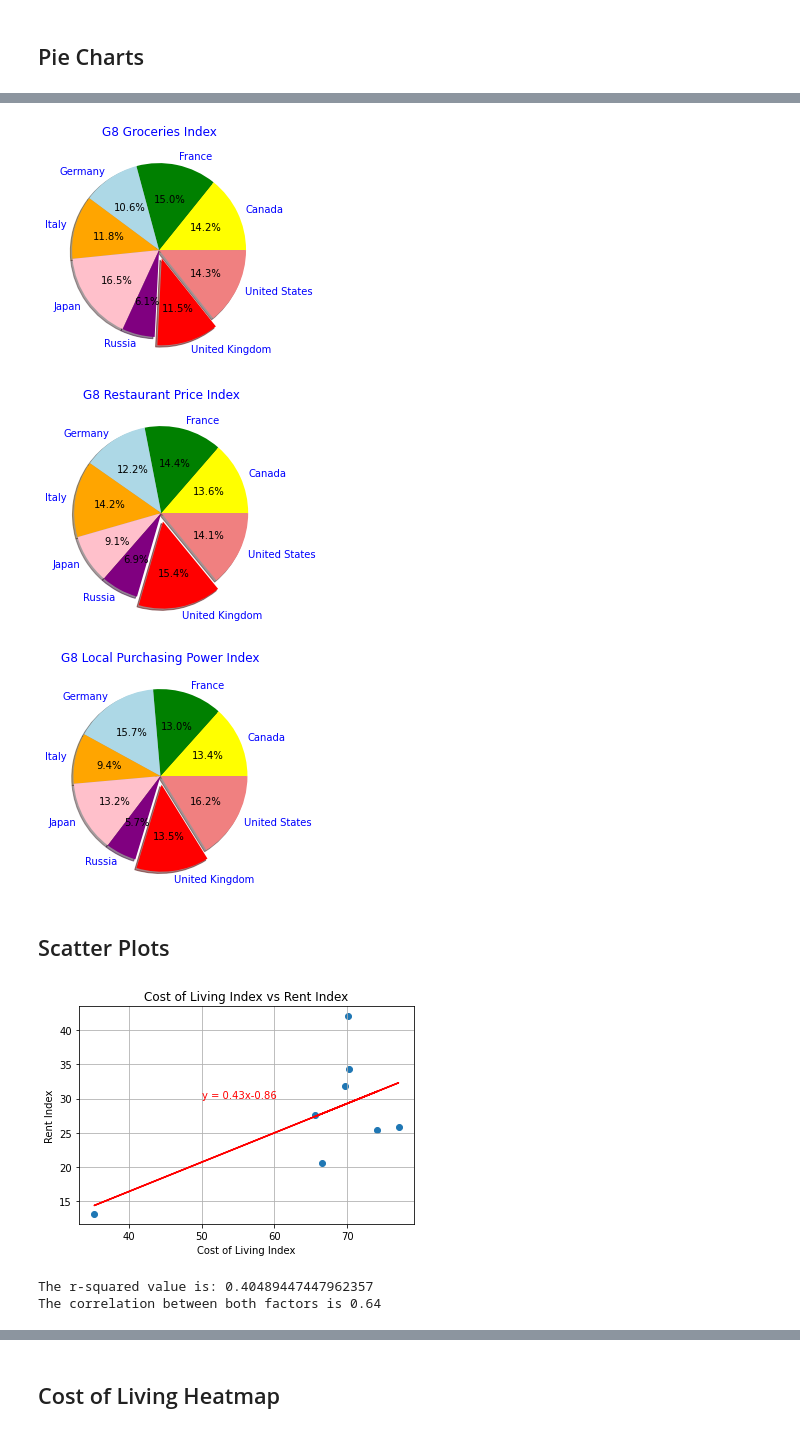
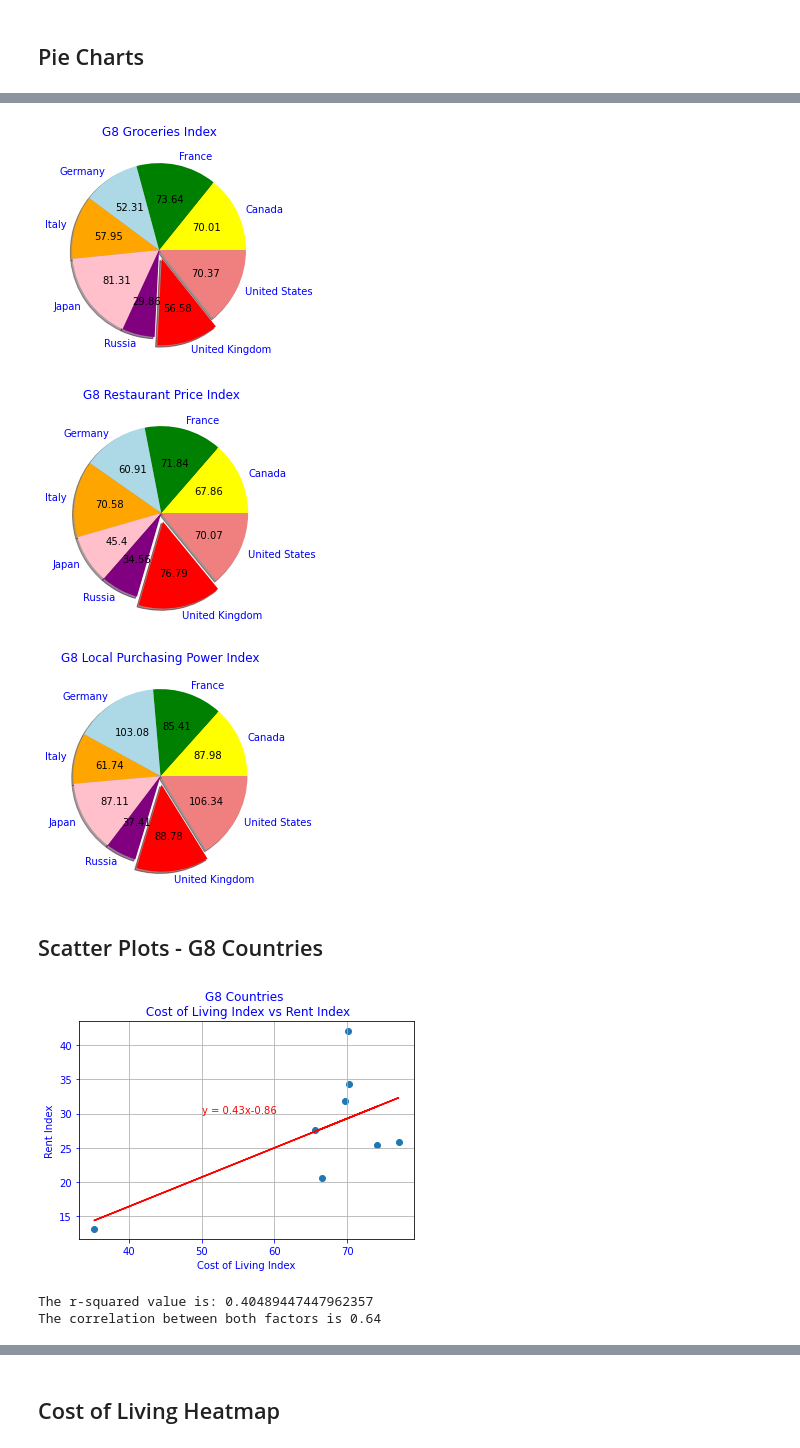
Before and after one commit to SNNandhini/Cost-of-Living-Analysis, a Jupyter notebook: Analysis.ipynb, the cells around one changed output, grey strips where cells are left out. Drawn from its saved outputs; the diff is of its cells as text; code cells hidden in the pictures.

Commit message:
Code, Presentation, Images updated

```diff
--- a/Analysis.ipynb
+++ b/Analysis.ipynb
@@ -187,55 +173,65 @@ plt.show()
 # %%
 groceries_index = g8_countries["Groceries Index"]
-patches, texts, pcts = plt.pie(groceries_index, explode = explode, labels=countries, colors=colors, shadow=True, autopct="%1.1f%%")
+#patches, texts, pcts = plt.pie(groceries_index, explode = explode, labels=countries, colors=colors, shadow=True, autopct="%1.1f%%")
+patches, texts, pcts = plt.pie(groceries_index, explode = explode, labels=countries, colors=colors, shadow=True, autopct="")
+for i, a in enumerate(pcts):
+    a.set_text("{}".format(groceries_index[i]))
 plt.axis="equal"
 plt.title("G8 Groceries Index",color="blue")
 plt.setp(texts, color="blue")
-plt.savefig("Images/Pie_G8 Groceries Index",dpi=250)
+plt.savefig("Images/Pie Charts/G8 Groceries Index",dpi=250)
 plt.show()
 # %% [output]
-[figure, old version]
+[figure, new version]
 # %%
 restaurant_price_index = g8_countries["Restaurant Price Index"]
-patches, texts, pcts = plt.pie(restaurant_price_index, explode = explode, labels=countries, colors=colors, shadow=True, autopct="%1.1f%%")
+#patches, texts, pcts = plt.pie(restaurant_price_index, explode = explode, labels=countries, colors=colors, shadow=True, autopct="%1.1f%%")
+patches, texts, pcts = plt.pie(restaurant_price_index, explode = explode, labels=countries, colors=colors, shadow=True, autopct="")
+for i, a in enumerate(pcts):
+    a.set_text("{}".format(restaurant_price_index[i]))
 plt.axis="equal"
 plt.title("G8 Restaurant Price Index",color="blue")
 plt.setp(texts, color="blue")
-plt.savefig("Images/Pie_G8 Restaurant Price Index",dpi=250)
+plt.savefig("Images/Pie Charts/G8 Restaurant Price Index",dpi=250)
 plt.show()
 # %% [output]
-[figure, old version]
+[figure, new version]
 # %%
 lpp_index = g8_countries["Local Purchasing Power Index"]
-patches, texts, pcts = plt.pie(lpp_index, explode = explode, labels=countries, colors=colors, shadow=True, autopct="%1.1f%%")
+#patches, texts, pcts = plt.pie(lpp_index, explode = explode, labels=countries, colors=colors, shadow=True, autopct="%1.1f%%")
+patches, texts, pcts = plt.pie(lpp_index, explode = explode, labels=countries, colors=colors, shadow=True, autopct="")
+for i, a in enumerate(pcts):
+    a.set_text("{}".format(lpp_index[i]))
 plt.axis="equal"
 plt.title("G8 Local Purchasing Power Index",color="blue")
 plt.setp(texts, color="blue")
-plt.savefig("Images/Pie_G8 Local Purchasing Power Index",dpi=250)
+plt.savefig("Images/Pie Charts/G8 Local Purchasing Power Index",dpi=250)
 plt.show()
 # %% [output]
-[figure, old version]
+[figure, new version]
 # %% [markdown]
-## Scatter Plots
+## Scatter Plots - G8 Countries
 # %%
 # cost of Living vs Rent
 slope, intercept, rvalue, pvalue, stderr = stats.linregress(g8_countries['Cost of Living Index'],g8_countries["Rent Index"])
 y = g8_countries['Cost of Living Index']*slope+intercept
 line_equation = "y = " + str(round(slope,2)) + "x" + str(round(intercept,2))
 plt.scatter(g8_countries['Cost of Living Index'],g8_countries["Rent Index"])
 plt.plot(g8_countries['Cost of Living Index'],y,color = 'red')
 plt.grid()
 plt.annotate(line_equation,(50,30),color='red')
-plt.title("Cost of Living Index vs Rent Index")
-plt.xlabel("Cost of Living Index")
-plt.ylabel("Rent Index")
-plt.savefig("Images/Scatter_G8 Cost of Living Index vs Rent Index",dpi=250)
+plt.title("G8 Countries \n Cost of Living Index vs Rent Index",color="blue")
+plt.xlabel("Cost of Living Index",color="blue")
+plt.ylabel("Rent Index",color="blue")
+plt.tick_params(color = "blue", labelcolor="blue")
+plt.savefig("Images/Scatter Plots/G8 Cost of Living Index vs Rent Index",dpi=250)
 plt.show()
 
 print(f"The r-squared value is: {rvalue**2}")
 correlation = stats.pearsonr(g8_countries['Cost of Living Index'],g8_countries["Rent Index"])
 print(f"The correlation between both factors is {round(correlation[0],2)}")
 # %% [output]
-[figure, old version]
+[figure, new version]
 The r-squared value is: 0.40489447447962357
 The correlation between both factors is 0.64
 # %%
```
Also changed, not shown: parts of 32 cells of this notebook, 53 other files.
